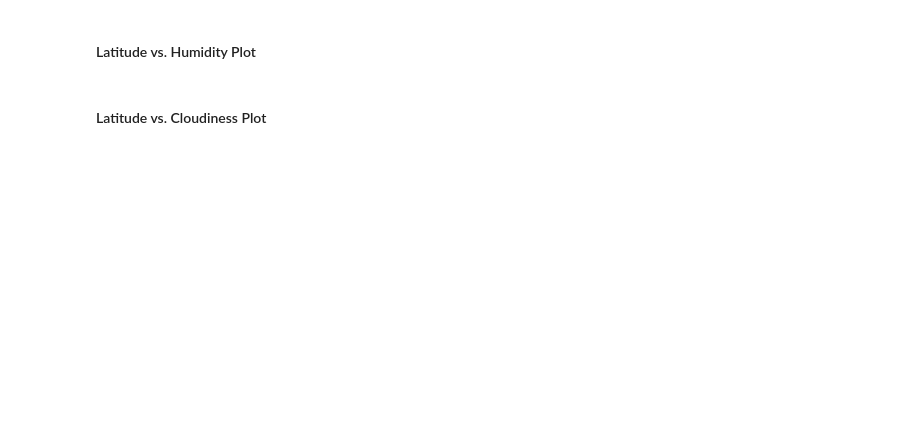
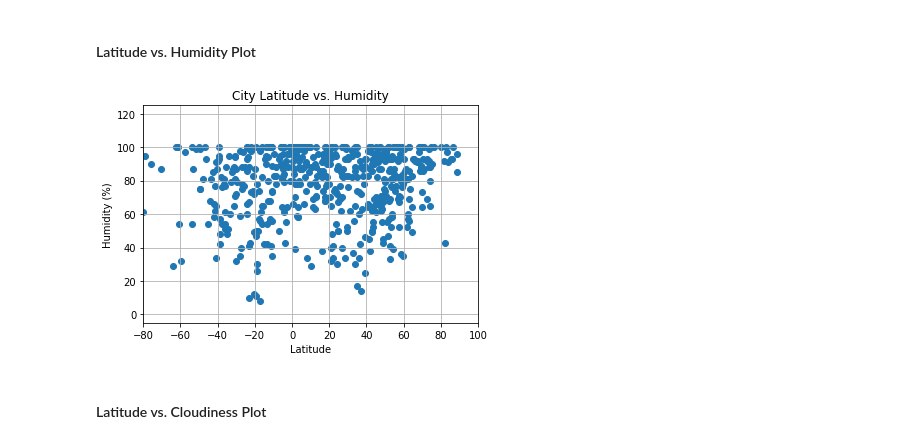
Before and after one commit to helenwu42/HW6-API, a Jupyter notebook: WeatherPy.ipynb, the cells around one changed output. Cells and saved outputs as stored; diff of their text form; code cells hidden in the pictures; blank space fills up the shorter version.

```diff
--- a/WeatherPy.ipynb
+++ b/WeatherPy.ipynb
@@ -169,4 +188,25 @@ City not found, skipping...
 # %% [markdown]
 #### Latitude vs. Humidity Plot
+# %%
+cities_pd['Humidity'] = pd.to_numeric(cities_pd['Humidity'], errors='coerce')
+
+# Build a scatter plot for Latitude vs. Humidity
+plt.scatter(cities_pd["Lat"], cities_pd["Humidity"], marker="o")
+
+# Incorporate the other graph properties
+plt.title(f"City Latitude vs. Humidity")
+plt.ylabel("Humidity (%)")
+plt.xlabel("Latitude")
+plt.grid(True)
+plt.xlim([-80, 100])
+plt.ylim([-5, 125])
+
+# Save the figure
+plt.savefig("output_data/Latitude_Humidity.png")
+
+# Show plot
+plt.show()
+# %% [output]
+[figure, added]
 # %% [markdown]
 #### Latitude vs. Cloudiness Plot
```
Also changed, not shown: parts of 7 cells of this notebook, 5 other files.
